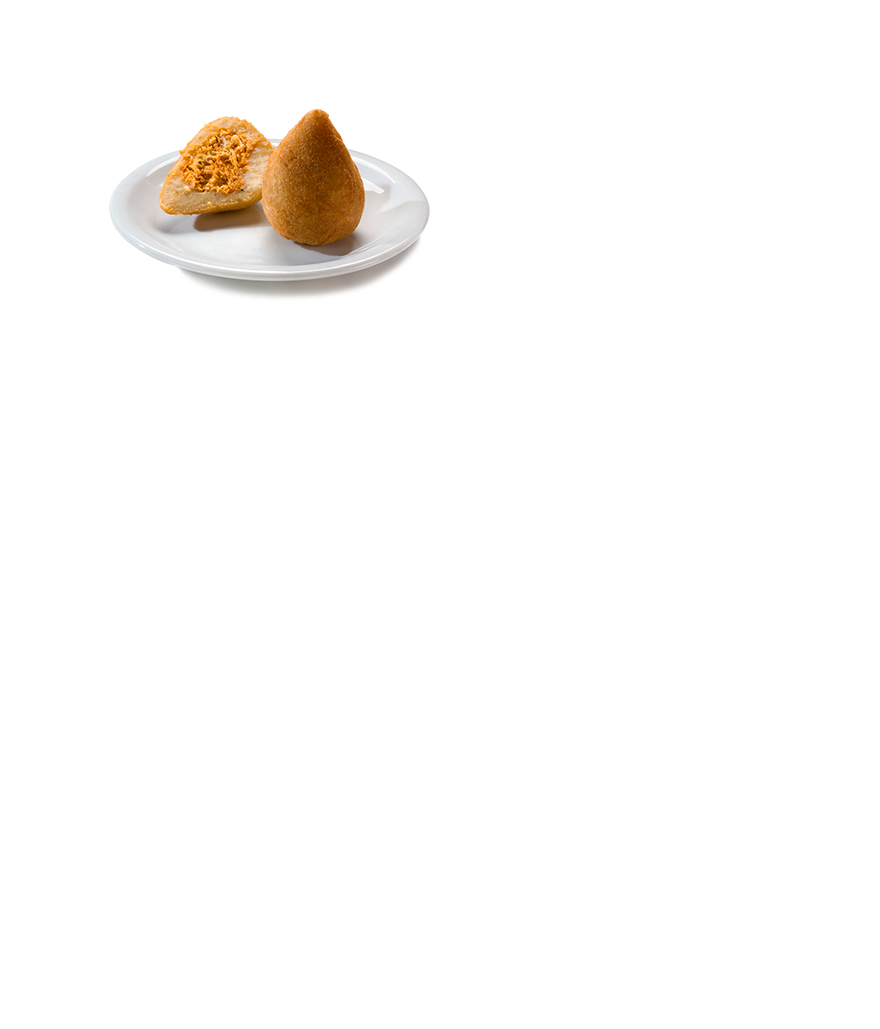
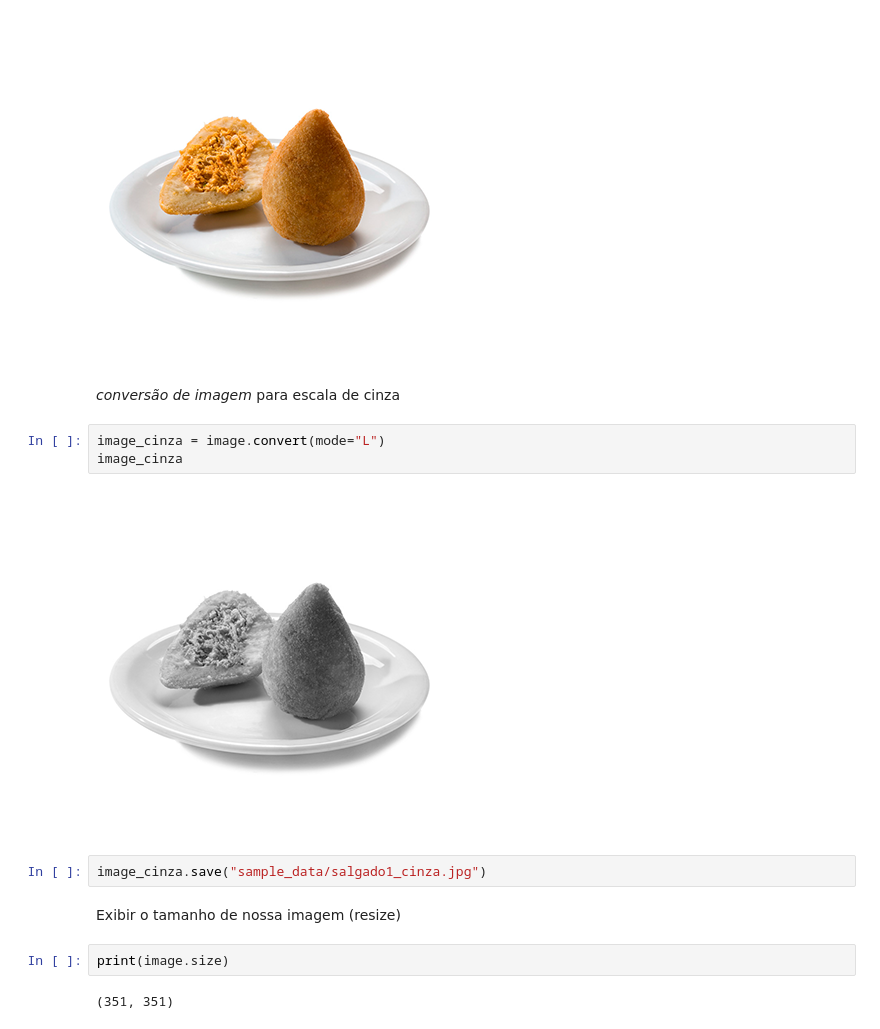
Before and after one commit to flaviojoliveira/CG_Processamento_Imagens, a Jupyter notebook: projeto_10/Unidade_Filtros_de_imagem_CGPI.ipynb, the cells around one changed output. Saved outputs shown, nothing was run; the diff lists cells and outputs as text; blank space fills up the shorter version.

```diff
--- a/projeto_10/Unidade_Filtros_de_imagem_CGPI.ipynb
+++ b/projeto_10/Unidade_Filtros_de_imagem_CGPI.ipynb
@@ -26,3 +26,18 @@ Classe para visualizarmos nossa imagem:
 image
 # %% [output]
 [figure]
+# %% [markdown]
+*conversão de imagem* para escala de cinza
+# %%
+image_cinza = image.convert(mode="L")
+image_cinza
+# %% [output]
+[figure, added]
+# %%
+image_cinza.save("sample_data/salgado1_cinza.jpg")
+# %% [markdown]
+Exibir o tamanho de nossa imagem (resize)
+# %%
+print(image.size)
+# %% [output]
+(351, 351)
```
Also changed, not shown: parts of 4 cells of this notebook, 1 other file.
